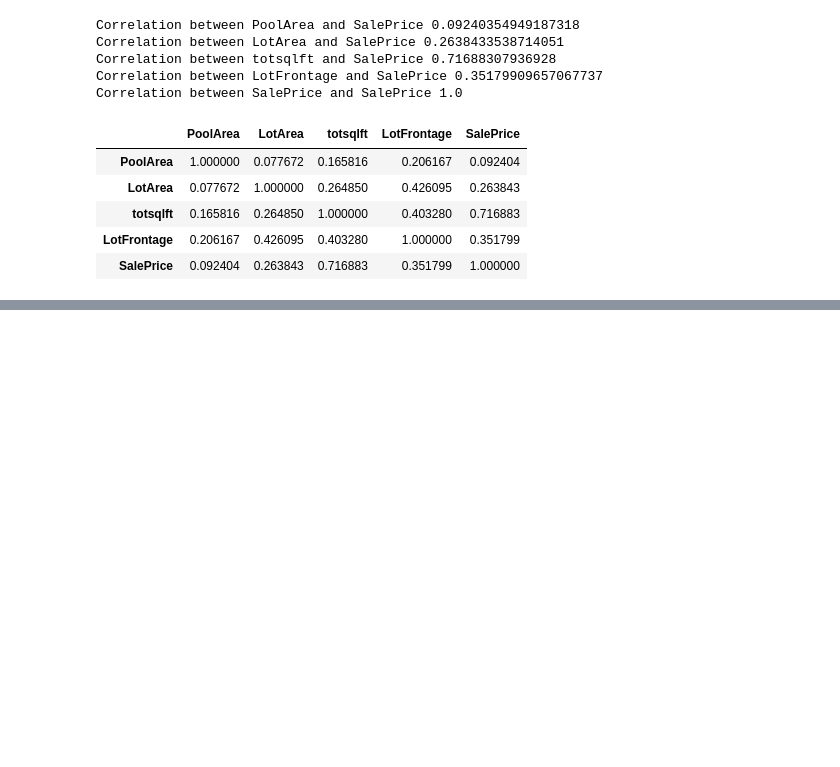
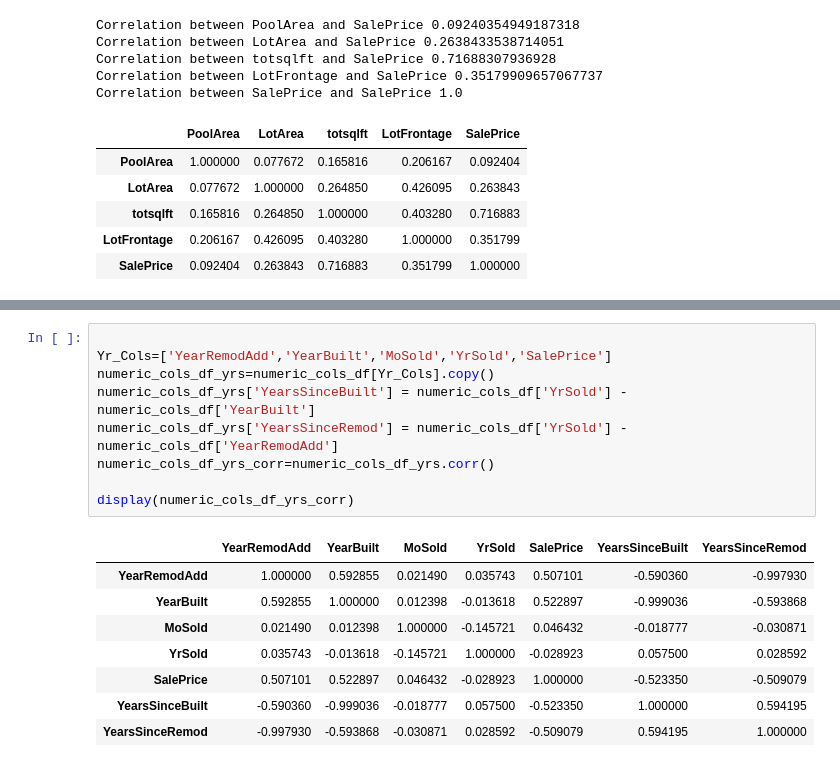
Before and after one commit to Anurag163/Kaggle--House-Prediction, a Jupyter notebook: House prediction Script.ipynb, the cells around one changed output, grey strips where cells are left out. Cells and saved outputs as stored; diff of their text form; blank space fills up the shorter version.

```diff
--- a/House prediction Script.ipynb
+++ b/House prediction Script.ipynb
@@ -624,0 +752,18 @@ We will leave this as it is
+# %%
+
+Yr_Cols=['YearRemodAdd','YearBuilt','MoSold','YrSold','SalePrice']
+numeric_cols_df_yrs=numeric_cols_df[Yr_Cols].copy()
+numeric_cols_df_yrs['YearsSinceBuilt'] = numeric_cols_df['YrSold'] - numeric_cols_df['YearBuilt']
+numeric_cols_df_yrs['YearsSinceRemod'] = numeric_cols_df['YrSold'] - numeric_cols_df['YearRemodAdd']
+numeric_cols_df_yrs_corr=numeric_cols_df_yrs.corr()
+
+display(numeric_cols_df_yrs_corr)
+# %% [output]
+|  | YearRemodAdd | YearBuilt | MoSold | YrSold | SalePrice | YearsSinceBuilt | YearsSinceRemod |
+| YearRemodAdd | 1.000000 | 0.592855 | 0.021490 | 0.035743 | 0.507101 | -0.590360 | -0.997930 |
+| YearBuilt | 0.592855 | 1.000000 | 0.012398 | -0.013618 | 0.522897 | -0.999036 | -0.593868 |
+| MoSold | 0.021490 | 0.012398 | 1.000000 | -0.145721 | 0.046432 | -0.018777 | -0.030871 |
+| YrSold | 0.035743 | -0.013618 | -0.145721 | 1.000000 | -0.028923 | 0.057500 | 0.028592 |
+| SalePrice | 0.507101 | 0.522897 | 0.046432 | -0.028923 | 1.000000 | -0.523350 | -0.509079 |
+| YearsSinceBuilt | -0.590360 | -0.999036 | -0.018777 | 0.057500 | -0.523350 | 1.000000 | 0.594195 |
+| YearsSinceRemod | -0.997930 | -0.593868 | -0.030871 | 0.028592 | -0.509079 | 0.594195 | 1.000000 |
```
Also changed, not shown: parts of 6 cells of this notebook.
